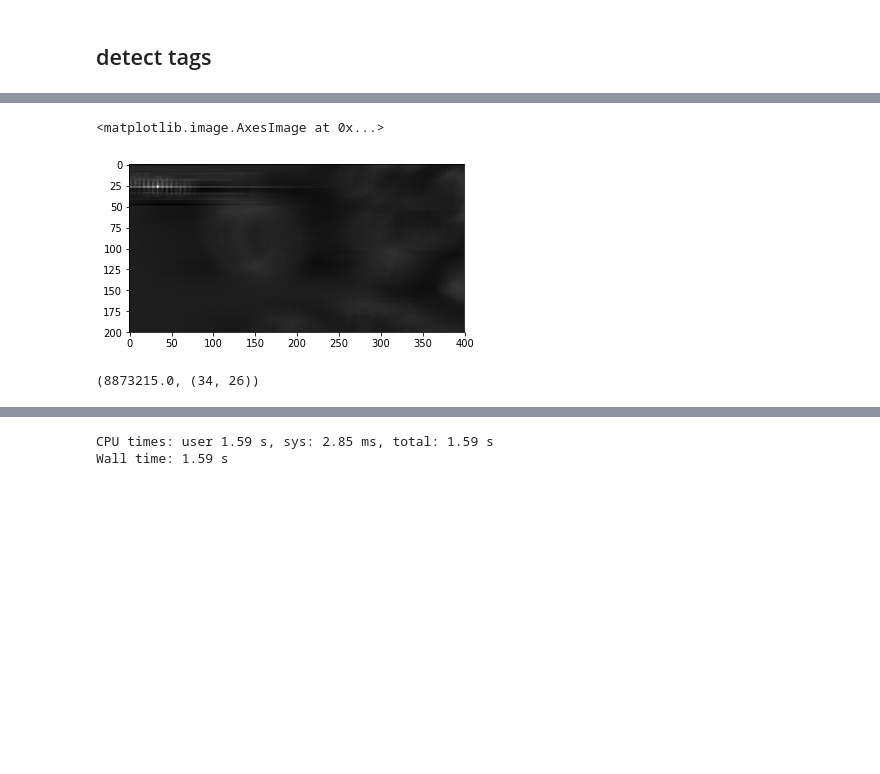
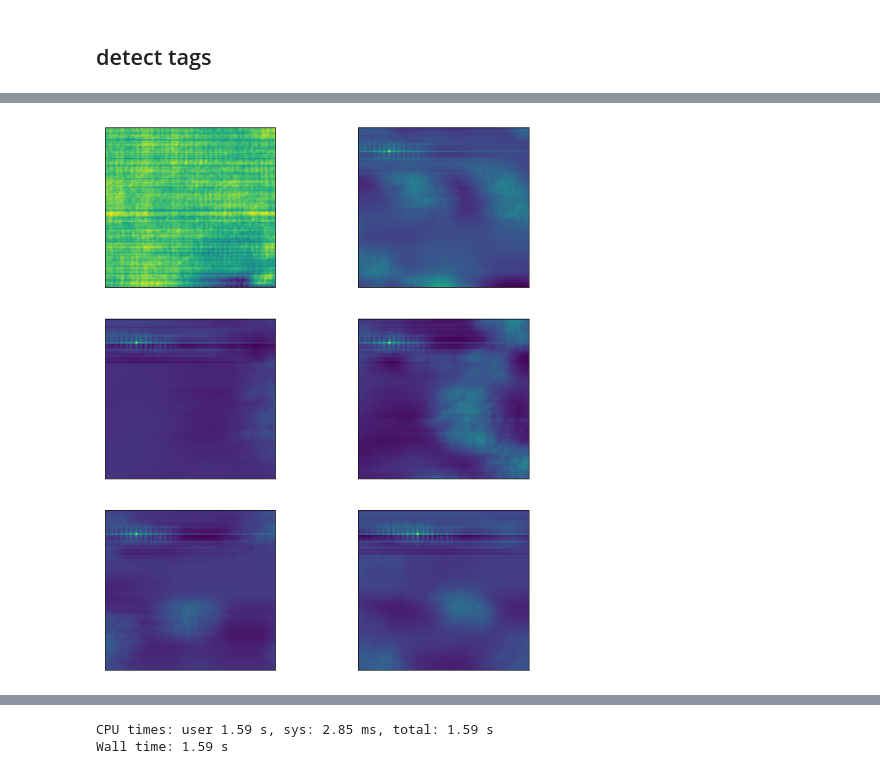
Before and after one commit to mszpyrka/AGH-AntinuclearAntibodiesClassification, a Jupyter notebook: preprocessing/files-cleaning.ipynb, the cells around one changed output, grey strips where cells are left out. Cells and saved outputs as stored; diff of their text form; code cells hidden in the pictures; blank space fills up the shorter version.

```diff
--- a/preprocessing/files-cleaning.ipynb
+++ b/preprocessing/files-cleaning.ipynb
@@ -127,12 +137,6 @@ plt.imshow(tag_template)
-# %%
-sample = ama_batch[1]
-matching_result = cv2.matchTemplate(sample, tag_template, cv2.TM_CCOEFF)
-plt.imshow(matching_result[:200, :400], cmap='gray')
-# %% [output]
-<matplotlib.image.AxesImage at 0x...>
-[figure, removed]
-# %%
-_, max_val, _, max_loc = cv2.minMaxLoc(matching_result)
-max_val, max_loc
-# %% [output]
-(8873215.0, (34, 26))
+# %%
+tags_detection = [cv2.matchTemplate(corner, tag_template, cv2.TM_CCOEFF) for corner in aca_tags]
+# %%
+display_batch(tags_detection, rows=3, cols=2, wh=(10, 12))
+# %% [output]
+[figure, added]
```
Also changed, not shown: parts of 9 cells of this notebook.
